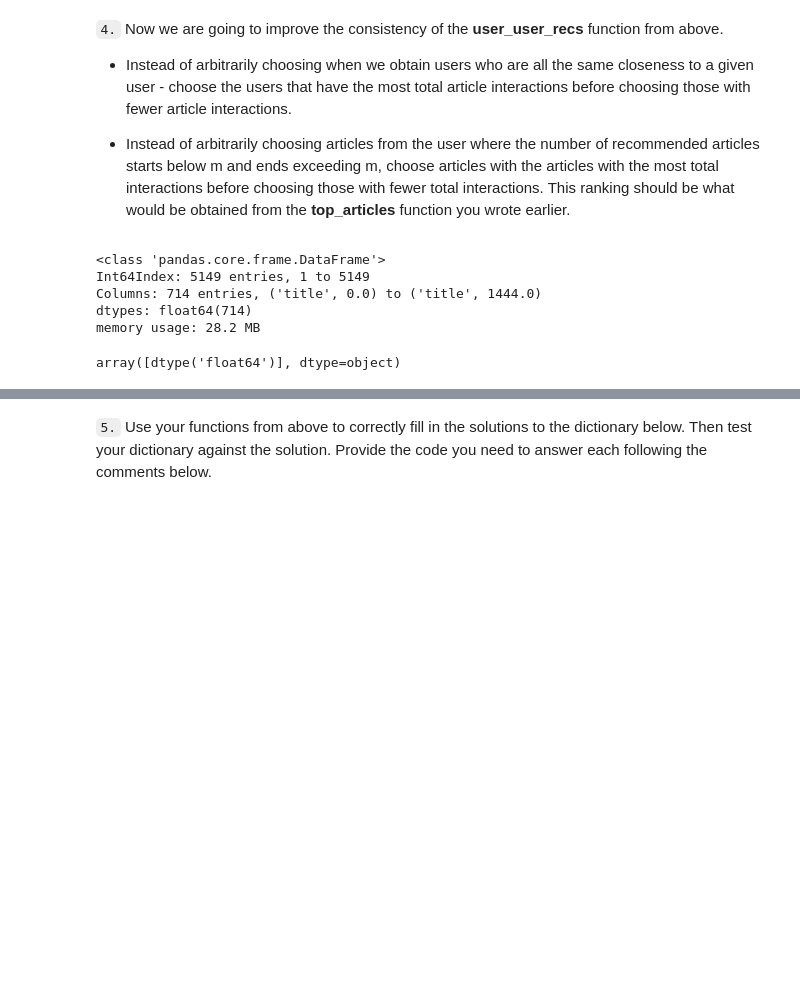
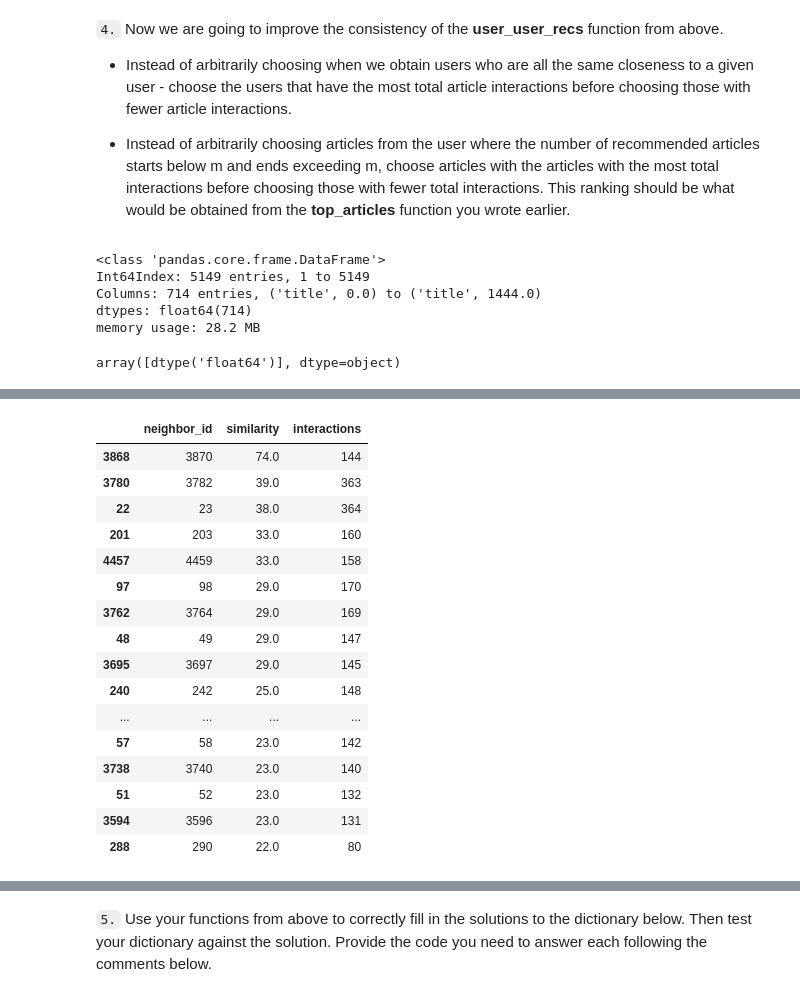
Before and after one commit to ags911/udacity-questions, a Jupyter notebook: Recommendations_with_IBM (1).ipynb, the cells around one changed output, grey strips where cells are left out. Cells and saved outputs as stored; diff of their text form; code cells hidden in the pictures; blank space fills up the shorter version.

```diff
--- a/Recommendations_with_IBM (1).ipynb
+++ b/Recommendations_with_IBM (1).ipynb
@@ -717,35 +821,24 @@ def get_top_sorted_users(user_id, df=df, user_item=user_item):
                     highest of each is higher in the dataframe
 
     '''
-    # 1. compute similarity of each user to the provided user
 
-    # remove nan and fill with 0
-    user_item = user_item.fillna(0)
+    # create vector using dot product of user_item matrix with find_user variable
+    dot_product = user_item.dot(np.transpose(user_item))
 
-    # using loc to locate the user_id input
-    user_vector = user_item.loc[user_id]
+    # create df with similar users
+    sim_users = pd.DataFrame(dot_product[user_id]).rename({user_id:'similarity'},axis=1)
 
-    # perform matrix multiplication
-    similarity_vector = np.dot(user_item, user_vector)
+    # count number of interactions then rename and sort values
+    n_interactions = pd.DataFrame(df['user_id'].value_counts().sort_values(ascending=False)
+                                 ).reset_index().rename({'index':'user_id', 'user_id':'interactions'},axis=1)
 
-    # 2. sort similarity vector by using the index, then sorting
-    sort_ids = np.argsort(similarity_vector)[::-1]
-    similarity_vector = np.sort(similarity_vector)[::-1]
+    # remove the own user's id and sort by similarity and interactions
+    hide_user = n_interactions[n_interactions['user_id'] != user_id]
+    neighbors_df = sim_users.reset_index().merge(hide_user, on=['user_id']
+                                                ).sort_values(['similarity','interactions'], ascending=False)
 
-    # 3. sort ids by resetting index
-    sorted_user_ids = user_item.iloc[sort_ids].index
-
-    # 4. finding the number of user_item interactions per user
-    interactions = user_item.reindex(sorted_user_ids).sum(axis=1).values
-
-    # 5. creating a neighbors_df with neighbour_ids, similarity and, interactions
-    neighbors_df = pd.DataFrame({'neighbor_id':sorted_user_ids.values,
-                                 'similarity':similarity_vector,
-                                 'num_interactions':interactions})
-
-    # 6. remove the own user's id then sort
-    neighbors_df = neighbors_df[neighbors_df['neighbor_id'] != user_id]\
-        .sort_values(['similarity','num_interactions'], ascending = False)
+    # rename user_id to neighbor_id
+    neighbors_df = neighbors_df.rename(columns={'user_id':'neighbor_id'})
 
     return neighbors_df # return the dataframe specified in the doc_string
 
@@ -781,7 +874,6 @@ def user_user_recs_part2(user_id, m=10):
 
     # sort neighbours_df by similarity and total interactions per user
     neighbors_df = get_top_sorted_users(user_id)
-    #neighbors_df['neighbor_id'] = neighbors_df['neighbor_id'].astype(float)
 
     # loop for each similar user to break if length is greater than n recs requested
     for user in neighbors_df['neighbor_id']:
@@ -832,3 +915,23 @@ dtype('float64')
+# %%
+get_top_sorted_users(131).iloc[0:18]
+# %% [output]
+|  | neighbor_id | similarity | interactions |
+| 3868 | 3870 | 74.0 | 144 |
+| 3780 | 3782 | 39.0 | 363 |
+| 22 | 23 | 38.0 | 364 |
+| 201 | 203 | 33.0 | 160 |
+| 4457 | 4459 | 33.0 | 158 |
+| 97 | 98 | 29.0 | 170 |
+| 3762 | 3764 | 29.0 | 169 |
+| 48 | 49 | 29.0 | 147 |
+| 3695 | 3697 | 29.0 | 145 |
+| 240 | 242 | 25.0 | 148 |
+| ... | ... | ... | ... |
+| 57 | 58 | 23.0 | 142 |
+| 3738 | 3740 | 23.0 | 140 |
+| 51 | 52 | 23.0 | 132 |
+| 3594 | 3596 | 23.0 | 131 |
+| 288 | 290 | 22.0 | 80 |
 # %%
 # Quick spot check - don't change this code - just use it to test your functions
 rec_ids, rec_names = user_user_recs_part2(20, 10)
```
Also changed, not shown: parts of 94 cells of this notebook.
